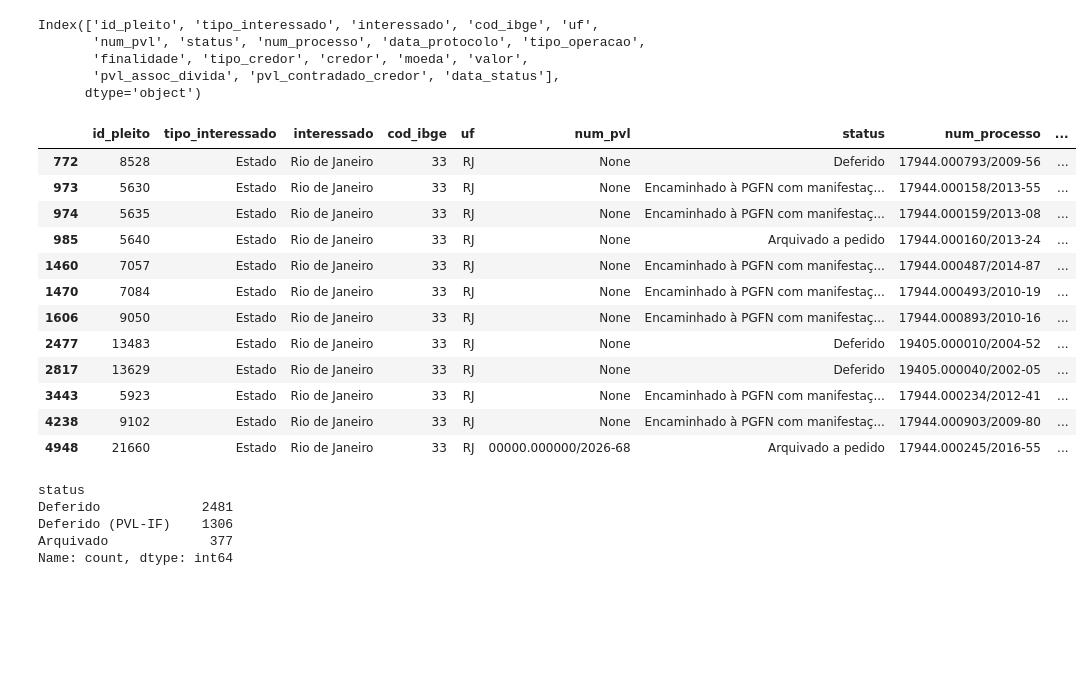
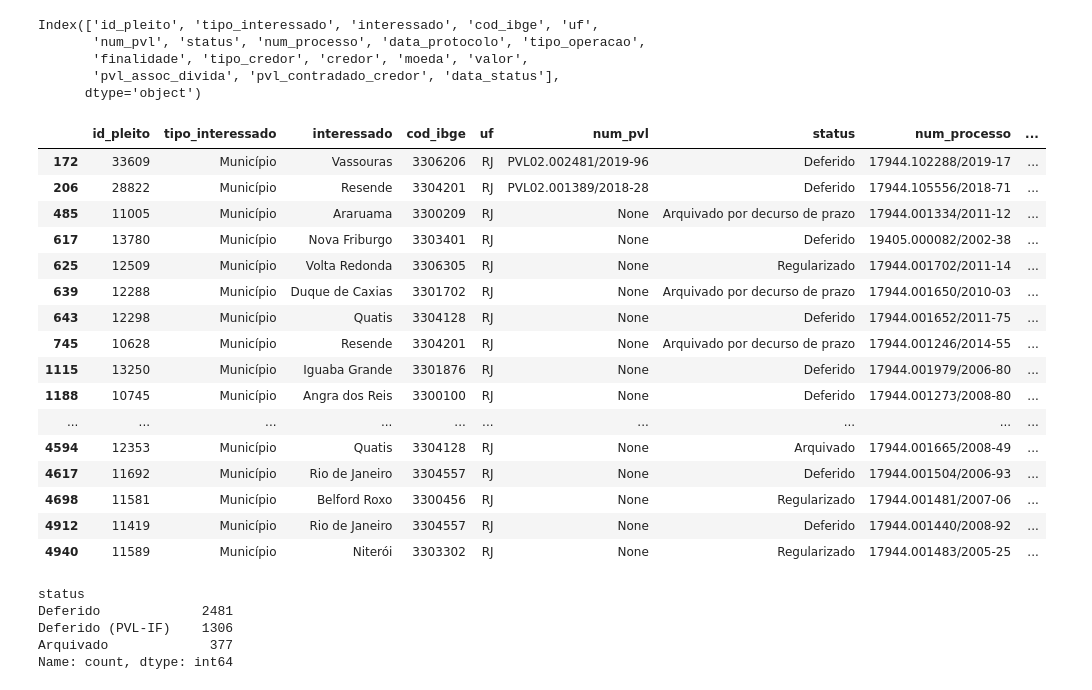
Before and after one commit to Caiofresca/Inicio-Cientista-Dados, a Jupyter notebook: Mod04 Tarefa aulas 06 a 08 - Finalizada.ipynb, the cells around one changed output. Cells and saved outputs as stored; diff of their text form; code cells hidden in the pictures; blank space fills up the shorter version.

```diff
--- a/Mod04 Tarefa aulas 06 a 08 - Finalizada.ipynb
+++ b/Mod04 Tarefa aulas 06 a 08 - Finalizada.ipynb
@@ -67,23 +67,27 @@ def consulta_dados(uf, tipo_interessado):
     return dados_filtrados1
 # %%
 uf_consulta = 'RJ'
-tipo_interessado_consulta = 'Estado'
+tipo_interessado_consulta = 'Município'
 resultado_consulta_rj = consulta_dados(uf_consulta, tipo_interessado_consulta)
 resultado_consulta_rj
 # %% [output]
 |  | id_pleito | tipo_interessado | interessado | cod_ibge | uf | num_pvl | status | num_processo | ... |
-| 772 | 8528 | Estado | Rio de Janeiro | 33 | RJ | None | Deferido | 17944.000793/2009-56 | ... |
-| 973 | 5630 | Estado | Rio de Janeiro | 33 | RJ | None | Encaminhado à PGFN com manifestaç... | 17944.000158/2013-55 | ... |
-| 974 | 5635 | Estado | Rio de Janeiro | 33 | RJ | None | Encaminhado à PGFN com manifestaç... | 17944.000159/2013-08 | ... |
-| 985 | 5640 | Estado | Rio de Janeiro | 33 | RJ | None | Arquivado a pedido | 17944.000160/2013-24 | ... |
-| 1460 | 7057 | Estado | Rio de Janeiro | 33 | RJ | None | Encaminhado à PGFN com manifestaç... | 17944.000487/2014-87 | ... |
-| 1470 | 7084 | Estado | Rio de Janeiro | 33 | RJ | None | Encaminhado à PGFN com manifestaç... | 17944.000493/2010-19 | ... |
-| 1606 | 9050 | Estado | Rio de Janeiro | 33 | RJ | None | Encaminhado à PGFN com manifestaç... | 17944.000893/2010-16 | ... |
-| 2477 | 13483 | Estado | Rio de Janeiro | 33 | RJ | None | Deferido | 19405.000010/2004-52 | ... |
-| 2817 | 13629 | Estado | Rio de Janeiro | 33 | RJ | None | Deferido | 19405.000040/2002-05 | ... |
-| 3443 | 5923 | Estado | Rio de Janeiro | 33 | RJ | None | Encaminhado à PGFN com manifestaç... | 17944.000234/2012-41 | ... |
-| 4238 | 9102 | Estado | Rio de Janeiro | 33 | RJ | None | Encaminhado à PGFN com manifestaç... | 17944.000903/2009-80 | ... |
-| 4948 | 21660 | Estado | Rio de Janeiro | 33 | RJ | 00000.000000/2026-68 | Arquivado a pedido | 17944.000245/2016-55 | ... |
+| 172 | 33609 | Município | Vassouras | 3306206 | RJ | PVL02.002481/2019-96 | Deferido | 17944.102288/2019-17 | ... |
+| 206 | 28822 | Município | Resende | 3304201 | RJ | PVL02.001389/2018-28 | Deferido | 17944.105556/2018-71 | ... |
+| 485 | 11005 | Município | Araruama | 3300209 | RJ | None | Arquivado por decurso de prazo | 17944.001334/2011-12 | ... |
+| 617 | 13780 | Município | Nova Friburgo | 3303401 | RJ | None | Deferido | 19405.000082/2002-38 | ... |
+| 625 | 12509 | Município | Volta Redonda | 3306305 | RJ | None | Regularizado | 17944.001702/2011-14 | ... |
+| 639 | 12288 | Município | Duque de Caxias | 3301702 | RJ | None | Arquivado por decurso de prazo | 17944.001650/2010-03 | ... |
+| 643 | 12298 | Município | Quatis | 3304128 | RJ | None | Deferido | 17944.001652/2011-75 | ... |
+| 745 | 10628 | Município | Resende | 3304201 | RJ | None | Arquivado por decurso de prazo | 17944.001246/2014-55 | ... |
+| 1115 | 13250 | Município | Iguaba Grande | 3301876 | RJ | None | Deferido | 17944.001979/2006-80 | ... |
+| 1188 | 10745 | Município | Angra dos Reis | 3300100 | RJ | None | Deferido | 17944.001273/2008-80 | ... |
+| ... | ... | ... | ... | ... | ... | ... | ... | ... | ... |
+| 4594 | 12353 | Município | Quatis | 3304128 | RJ | None | Arquivado | 17944.001665/2008-49 | ... |
+| 4617 | 11692 | Município | Rio de Janeiro | 3304557 | RJ | None | Deferido | 17944.001504/2006-93 | ... |
+| 4698 | 11581 | Município | Belford Roxo | 3300456 | RJ | None | Regularizado | 17944.001481/2007-06 | ... |
+| 4912 | 11419 | Município | Rio de Janeiro | 3304557 | RJ | None | Deferido | 17944.001440/2008-92 | ... |
+| 4940 | 11589 | Município | Niterói | 3303302 | RJ | None | Regularizado | 17944.001483/2005-25 | ... |
 # %%
 # 2) Seu código aqui
 df['status'].value_counts().head(3)
```
Also changed, not shown: parts of 2 cells of this notebook.
